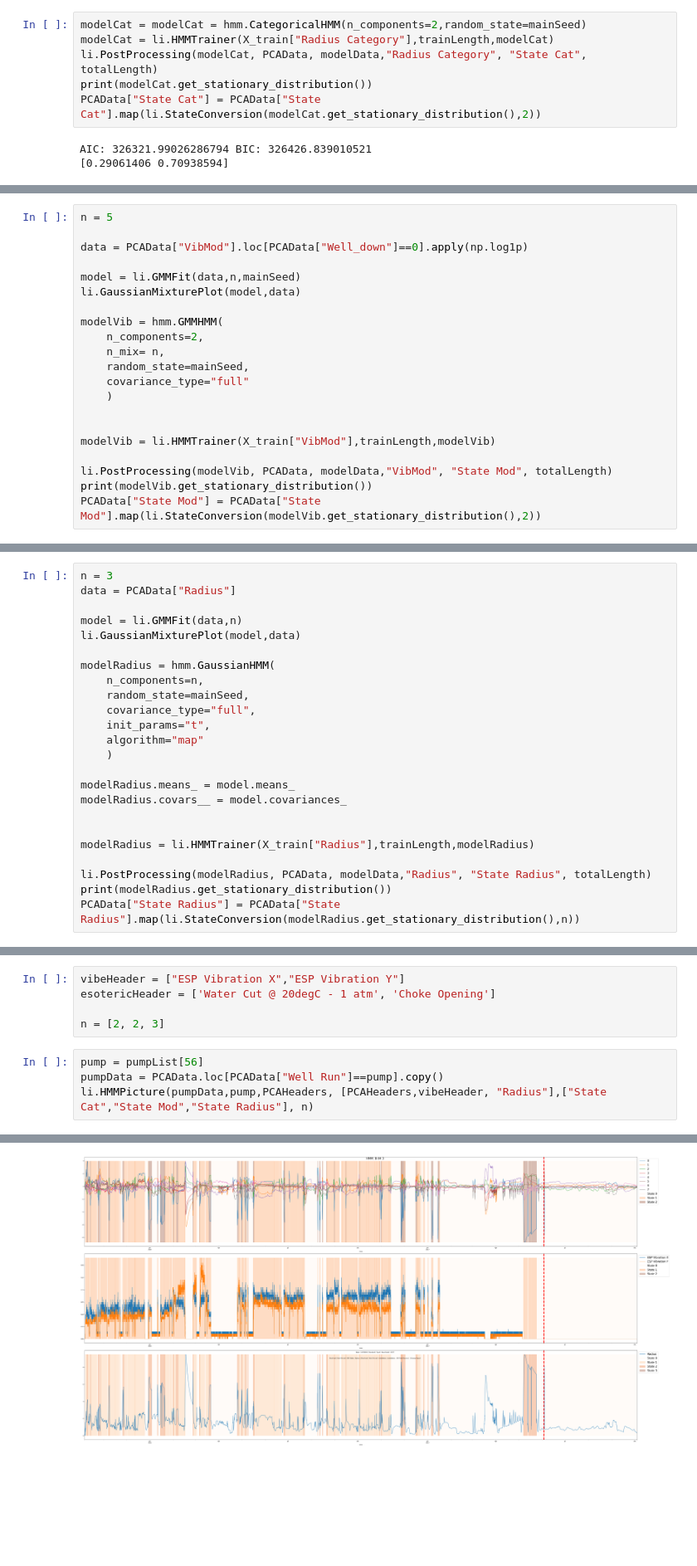
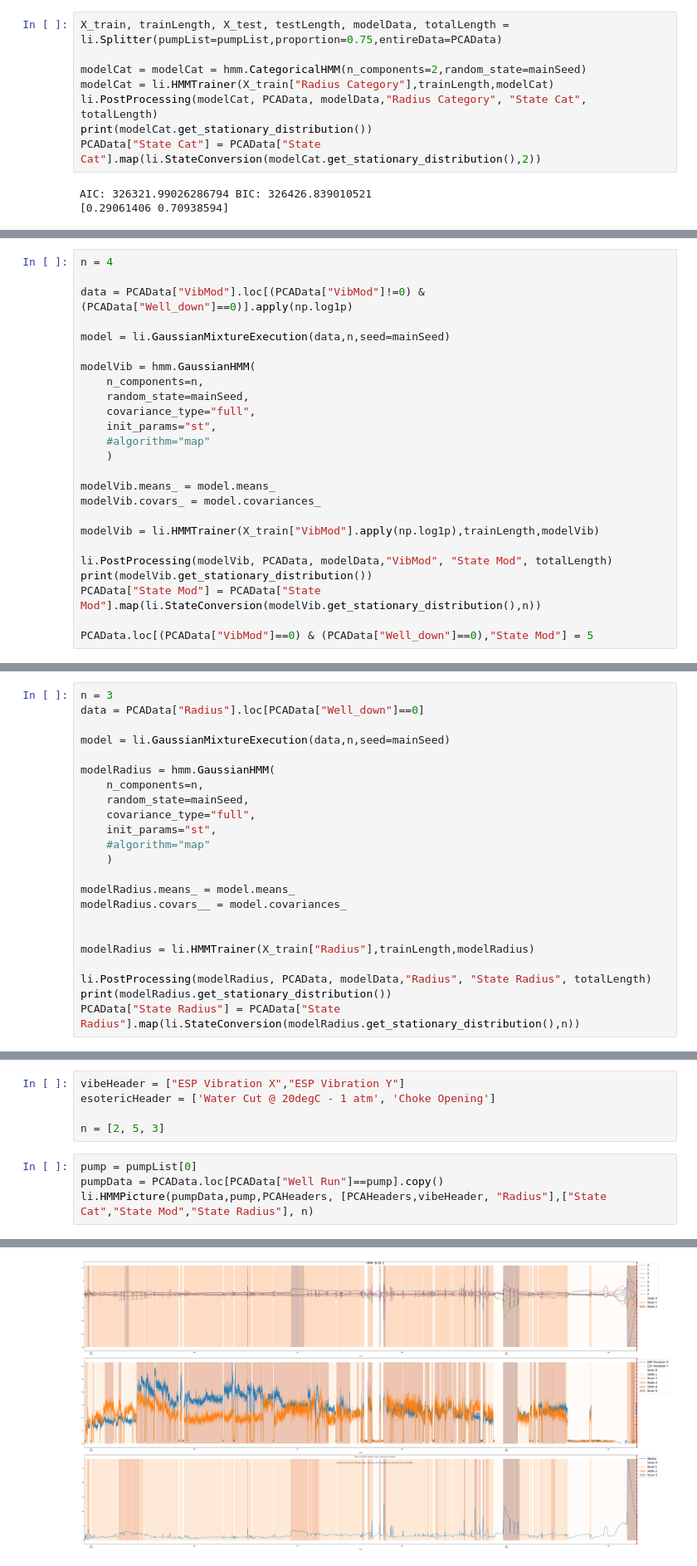
Before and after one commit to RL2-SP3/LISSA, a Jupyter notebook: examples/analise_modelos_hmm.ipynb, the cells around one changed output, grey strips where cells are left out. Shown at 83% size. Cells and saved outputs as stored; diff of their text form; blank space fills up the shorter version.

Commit message:
modified:   examples/analise_modelos_hmm.ipynb 	modified:   src/lissa/__pycache__/ml.cpython-312.pyc 	modified:   src/lissa/ml.py

```diff
--- a/examples/analise_modelos_hmm.ipynb
+++ b/examples/analise_modelos_hmm.ipynb
@@ -56,4 +48,6 @@ modelData = pd.concat([X_train,X_test])
 # %%
+X_train, trainLength, X_test, testLength, modelData, totalLength = li.Splitter(pumpList=pumpList,proportion=0.75,entireData=PCAData)
+
 modelCat = modelCat = hmm.CategoricalHMM(n_components=2,random_state=mainSeed)
 modelCat = li.HMMTrainer(X_train["Radius Category"],trainLength,modelCat)
 li.PostProcessing(modelCat, PCAData, modelData,"Radius Category", "State Cat", totalLength)
@@ -65,22 +66,26 @@ AIC: 326321.99026286794 BIC: 326426.839010521
 # %%
-n = 5
+n = 4
 
-data = PCAData["VibMod"].loc[PCAData["Well_down"]==0].apply(np.log1p)
+data = PCAData["VibMod"].loc[(PCAData["VibMod"]!=0) & (PCAData["Well_down"]==0)].apply(np.log1p)
 
-model = li.GMMFit(data,n,mainSeed)
-li.GaussianMixturePlot(model,data)
+model = li.GaussianMixtureExecution(data,n,seed=mainSeed)
 
-modelVib = hmm.GMMHMM(
-    n_components=2,
-    n_mix= n,
+modelVib = hmm.GaussianHMM(
+    n_components=n,
     random_state=mainSeed,
-    covariance_type="full"
+    covariance_type="full",
+    init_params="st",
+    #algorithm="map"
     )
 
+modelVib.means_ = model.means_
+modelVib.covars_ = model.covariances_
 
-modelVib = li.HMMTrainer(X_train["VibMod"],trainLength,modelVib)
+modelVib = li.HMMTrainer(X_train["VibMod"].apply(np.log1p),trainLength,modelVib)
 
 li.PostProcessing(modelVib, PCAData, modelData,"VibMod", "State Mod", totalLength)
 print(modelVib.get_stationary_distribution())
-PCAData["State Mod"] = PCAData["State Mod"].map(li.StateConversion(modelVib.get_stationary_distribution(),2))
+PCAData["State Mod"] = PCAData["State Mod"].map(li.StateConversion(modelVib.get_stationary_distribution(),n))
+
+PCAData.loc[(PCAData["VibMod"]==0) & (PCAData["Well_down"]==0),"State Mod"] = 5
 # %% [output]
@@ -90,16 +95,15 @@ AIC: -995772.7004358066 BIC: -995458.1541928475
 # %%
 n = 3
-data = PCAData["Radius"]
+data = PCAData["Radius"].loc[PCAData["Well_down"]==0]
 
-model = li.GMMFit(data,n)
-li.GaussianMixturePlot(model,data)
+model = li.GaussianMixtureExecution(data,n,seed=mainSeed)
 
 modelRadius = hmm.GaussianHMM(
     n_components=n,
     random_state=mainSeed,
     covariance_type="full",
-    init_params="t",
-    algorithm="map"
+    init_params="st",
+    #algorithm="map"
     )
 
 modelRadius.means_ = model.means_
@@ -119,13 +123,13 @@ AIC: 2432682.002499069 BIC: 2432845.100550974
 vibeHeader = ["ESP Vibration X","ESP Vibration Y"]
 esotericHeader = ['Water Cut @ 20degC - 1 atm', 'Choke Opening']
 
-n = [2, 2, 3]
+n = [2, 5, 3]
 # %%
-pump = pumpList[56]
+pump = pumpList[0]
 pumpData = PCAData.loc[PCAData["Well Run"]==pump].copy()
 li.HMMPicture(pumpData,pump,PCAHeaders, [PCAHeaders,vibeHeader, "Radius"],["State Cat","State Mod","State Radius"], n)
 # %% [output]
 (<Figure size 6000x3000 with 3 Axes>,
  array([<Axes: xlabel='time'>, <Axes: xlabel='time'>,
         <Axes: xlabel='time'>], dtype=object))
-[figure, old version]
+[figure, new version]
```
Also changed, not shown: parts of 8 cells of this notebook, 1 other file.
